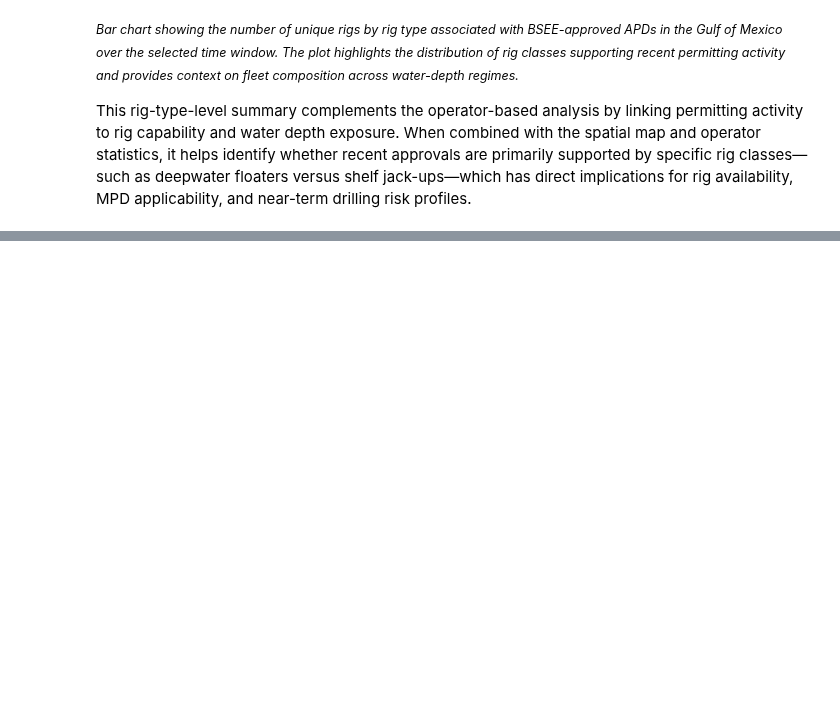
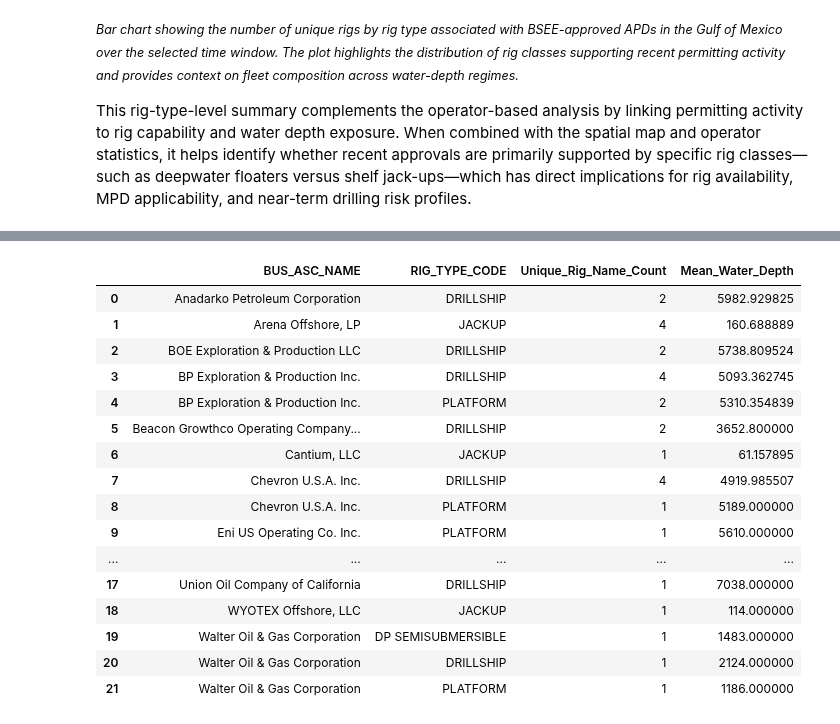
Before and after one commit to SCallerio/MPDBlog, a Jupyter notebook: src/2026-01-25-bsee-map-jupyter-example/2026-01-25-bsee-map-jupyter.ipynb, the cells around one changed output, grey strips where cells are left out. Saved outputs shown, nothing was run; the diff lists cells and outputs as text; code cells hidden in the pictures; blank space fills up the shorter version.

```diff
--- a/src/2026-01-25-bsee-map-jupyter-example/2026-01-25-bsee-map-jupyter.ipynb
+++ b/src/2026-01-25-bsee-map-jupyter-example/2026-01-25-bsee-map-jupyter.ipynb
@@ -311,0 +368,24 @@ This rig-type-level summary complements the operator-based analysis by linking p
+# %%
+unique_wells_by_company = APD.groupby(['BUS_ASC_NAME','RIG_TYPE_CODE']).agg(
+    Unique_Rig_Name_Count=('RIG_NAME', 'nunique'),
+    Mean_Water_Depth=('WATER_DEPTH', 'mean')
+).reset_index()
+display(unique_wells_by_company)
+# %% [output]
+|  | BUS_ASC_NAME | RIG_TYPE_CODE | Unique_Rig_Name_Count | Mean_Water_Depth |
+| 0 | Anadarko Petroleum Corporation | DRILLSHIP | 2 | 5982.929825 |
+| 1 | Arena Offshore, LP | JACKUP | 4 | 160.688889 |
+| 2 | BOE Exploration & Production LLC | DRILLSHIP | 2 | 5738.809524 |
+| 3 | BP Exploration & Production Inc. | DRILLSHIP | 4 | 5093.362745 |
+| 4 | BP Exploration & Production Inc. | PLATFORM | 2 | 5310.354839 |
+| 5 | Beacon Growthco Operating Company... | DRILLSHIP | 2 | 3652.800000 |
+| 6 | Cantium, LLC | JACKUP | 1 | 61.157895 |
+| 7 | Chevron U.S.A. Inc. | DRILLSHIP | 4 | 4919.985507 |
+| 8 | Chevron U.S.A. Inc. | PLATFORM | 1 | 5189.000000 |
+| 9 | Eni US Operating Co. Inc. | PLATFORM | 1 | 5610.000000 |
+| ... | ... | ... | ... | ... |
+| 17 | Union Oil Company of California | DRILLSHIP | 1 | 7038.000000 |
+| 18 | WYOTEX Offshore, LLC | JACKUP | 1 | 114.000000 |
+| 19 | Walter Oil & Gas Corporation | DP SEMISUBMERSIBLE | 1 | 1483.000000 |
+| 20 | Walter Oil & Gas Corporation | DRILLSHIP | 1 | 2124.000000 |
+| 21 | Walter Oil & Gas Corporation | PLATFORM | 1 | 1186.000000 |
```
Also changed, not shown: parts of 16 cells of this notebook.
